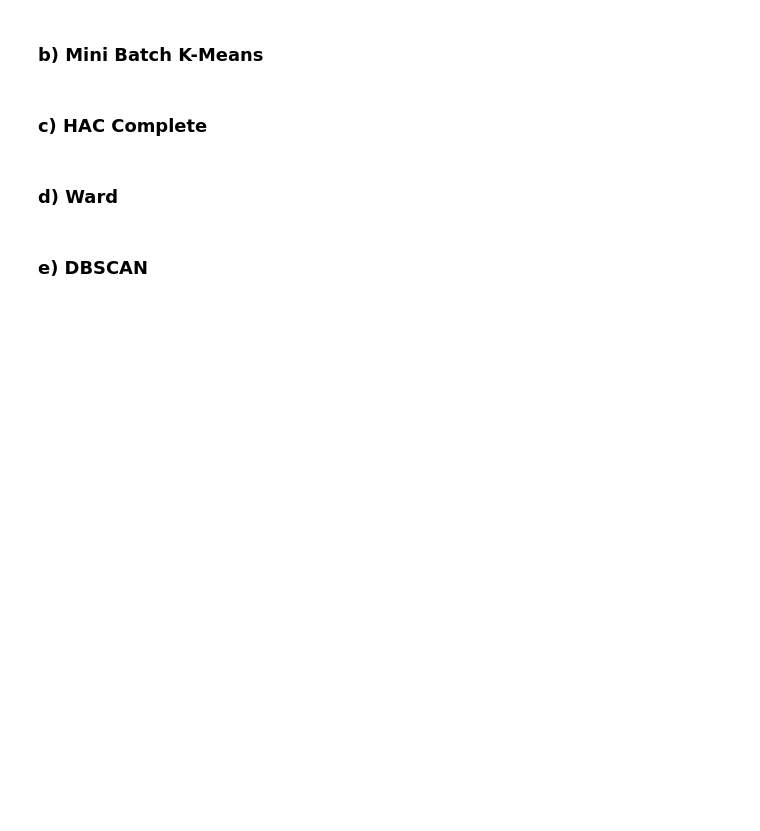
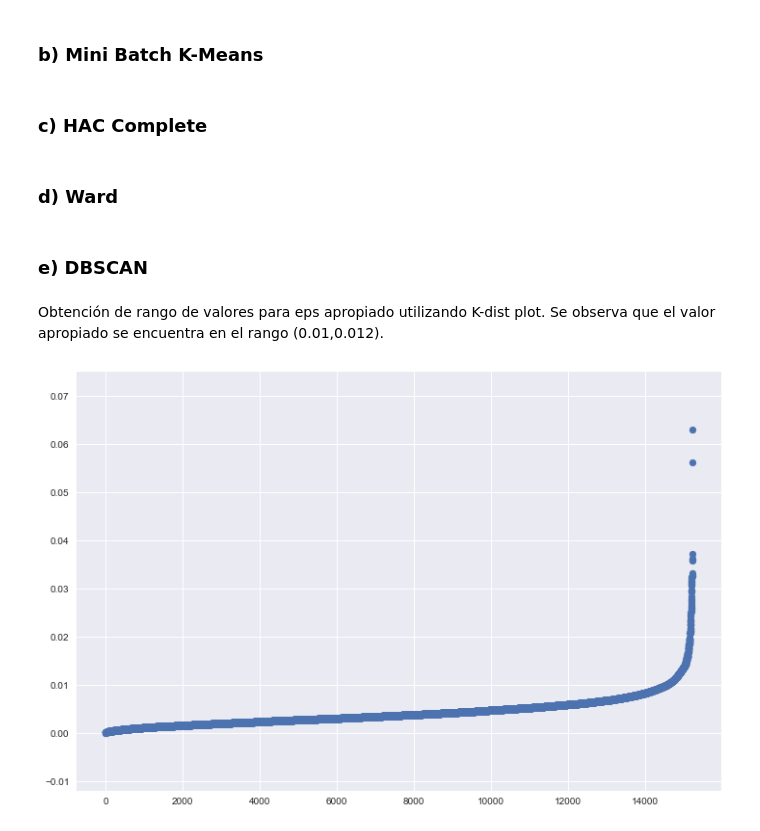
Before and after one commit to MatiasCS/Tarea1MD, a Jupyter notebook: Tarea1MD.ipynb, the cells around one changed output. Cells and saved outputs as stored; diff of their text form; code cells hidden in the pictures; blank space fills up the shorter version.

```diff
--- a/Tarea1MD.ipynb
+++ b/Tarea1MD.ipynb
@@ -175 +176,20 @@ dbscan = DBSCAN().fit(X_red)
 t_dbscan = time.time() - t0
+# %% [markdown]
+Obtención de rango de valores para eps apropiado utilizando K-dist plot. Se observa que el valor apropiado se encuentra en el rango (0.01,0.012).
+# %%
+#Nearest neighbors
+nbrs = NearestNeighbors(n_neighbors=len(X_red)).fit(X_red)
+distances, indices = nbrs.kneighbors(X_red)
+
+#Recorrer distancias
+mins = []
+for i in distances:
+    #Encontrar mínimo > 0
+    m = min(j for j in i if j > 0)
+    mins.append(m)
+
+plt.figure(figsize=(12, 8))
+plt.scatter(range(0,len(minsy)), sorted(minsy))
+plt.show()
+# %% [output]
+[figure, added]
```
Also changed, not shown: parts of 15 cells of this notebook.
